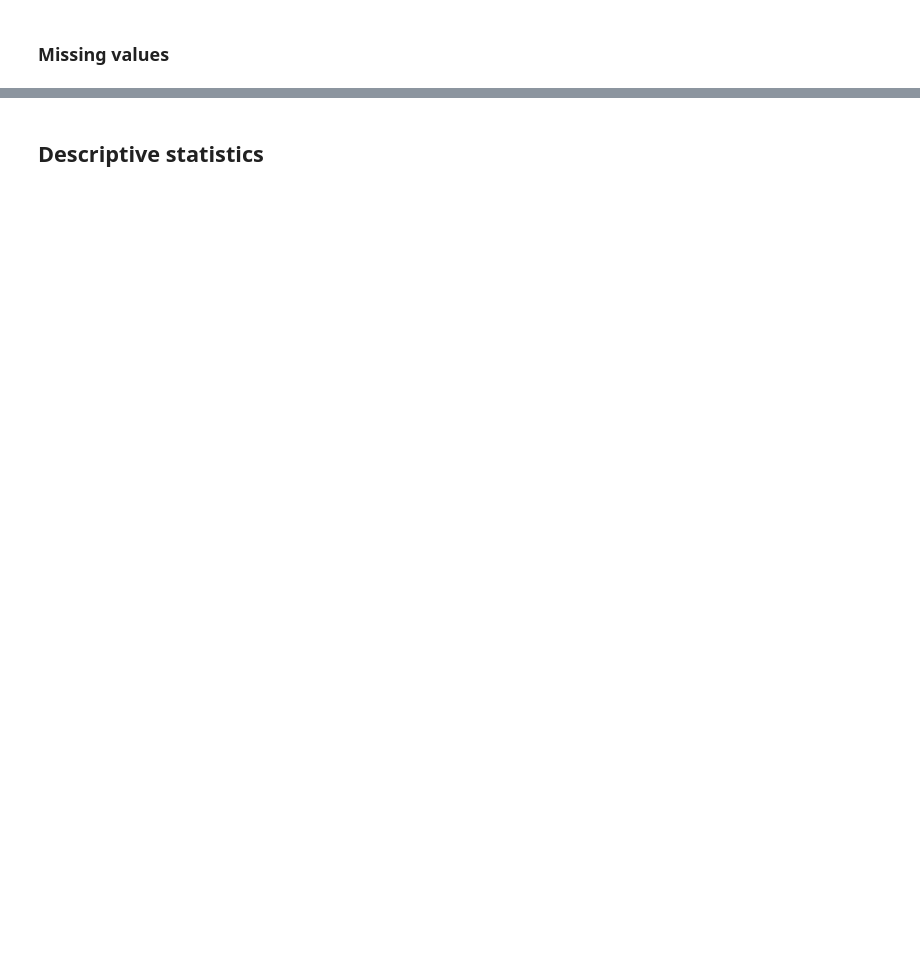
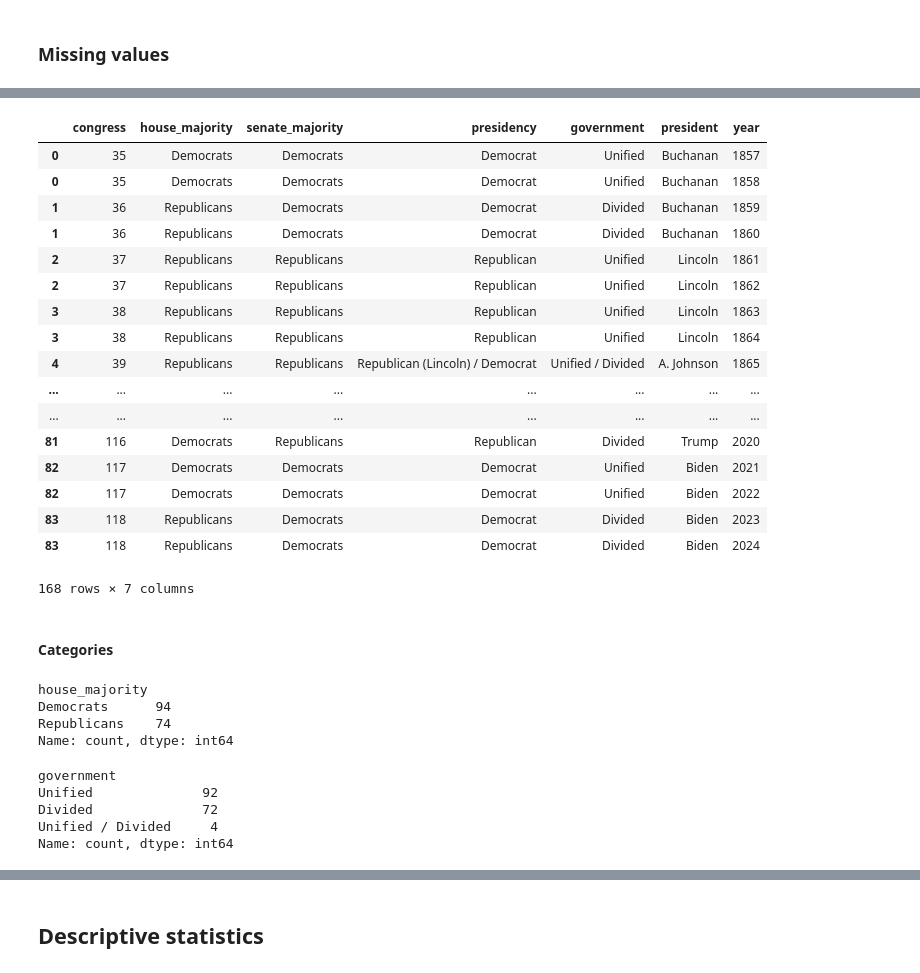
Before and after one commit to noah-art3mis/stats-assignment-2, a Jupyter notebook: removal.ipynb, the cells around one changed output, grey strips where cells are left out. Saved outputs shown, nothing was run; the diff lists cells and outputs as text; code cells hidden in the pictures; blank space fills up the shorter version.

```diff
--- a/removal.ipynb
+++ b/removal.ipynb
@@ -46,0 +123,4 @@ When the President's party holds the majority in both chambers, it is considered
+# %%
+df[['presidency', 'president']] = df['presidency'].str.extract(r'(.*)(\(.*\))')
+df['president'] = df['president'].str.strip('()')
+df.head()
@@ -46,0 +134,2 @@ When the President's party holds the majority in both chambers, it is considered
+# %%
+df['presidency'] = df['presidency'].astype("category")
@@ -46,0 +149,3 @@ When the President's party holds the majority in both chambers, it is considered
+# %%
+df[['congress', 'year_start', 'year_end']] = df['congress'].str.extract(r'^(\d*)\w{2} \((.*)–(.*)\)')
+df.iloc[0]
@@ -46,0 +162,48 @@ When the President's party holds the majority in both chambers, it is considered
+# %%
+new_rows = []
+for k, v in df.iterrows():
+    for i in range(int(v['year_start']), int(v['year_end'])):
+        new_row = v.copy()
+        new_row['year'] = i
+        new_rows.append(new_row)
+
+df = pd.DataFrame(new_rows)
+df = df.drop(columns=['year_start', 'year_end'])
+# %%
+df.sort_values(by='year')
+# %% [output]
+|  | congress | house_majority | senate_majority | presidency | government | president | year |
+| 0 | 35 | Democrats | Democrats | Democrat | Unified | Buchanan | 1857 |
+| 0 | 35 | Democrats | Democrats | Democrat | Unified | Buchanan | 1858 |
+| 1 | 36 | Republicans | Democrats | Democrat | Divided | Buchanan | 1859 |
+| 1 | 36 | Republicans | Democrats | Democrat | Divided | Buchanan | 1860 |
+| 2 | 37 | Republicans | Republicans | Republican | Unified | Lincoln | 1861 |
+| 2 | 37 | Republicans | Republicans | Republican | Unified | Lincoln | 1862 |
+| 3 | 38 | Republicans | Republicans | Republican | Unified | Lincoln | 1863 |
+| 3 | 38 | Republicans | Republicans | Republican | Unified | Lincoln | 1864 |
+| 4 | 39 | Republicans | Republicans | Republican (Lincoln) / Democrat | Unified / Divided | A. Johnson | 1865 |
+| ... | ... | ... | ... | ... | ... | ... | ... |
+| ... | ... | ... | ... | ... | ... | ... | ... |
+| 81 | 116 | Democrats | Republicans | Republican | Divided | Trump | 2020 |
+| 82 | 117 | Democrats | Democrats | Democrat | Unified | Biden | 2021 |
+| 82 | 117 | Democrats | Democrats | Democrat | Unified | Biden | 2022 |
+| 83 | 118 | Republicans | Democrats | Democrat | Divided | Biden | 2023 |
+| 83 | 118 | Republicans | Democrats | Democrat | Divided | Biden | 2024 |
+168 rows × 7 columns
+# %% [markdown]
+#### Categories
+# %%
+df['house_majority'].value_counts()
+# %% [output]
+house_majority
+Democrats      94
+Republicans    74
+Name: count, dtype: int64
+# %%
+df['government'].value_counts()
+# %% [output]
+government
+Unified              92
+Divided              72
+Unified / Divided     4
+Name: count, dtype: int64
```
Also changed, not shown: parts of 47 cells of this notebook, 2 other files.
